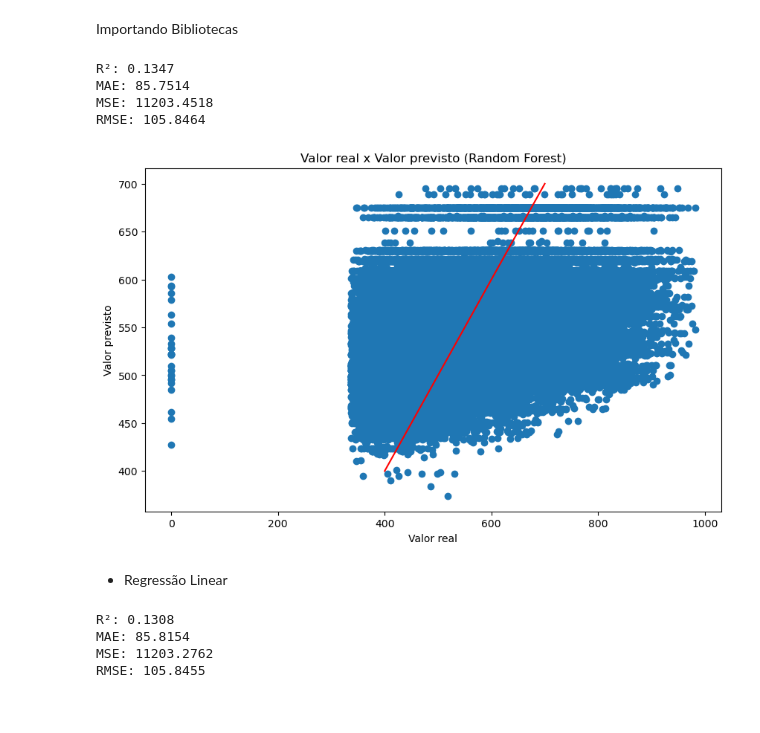
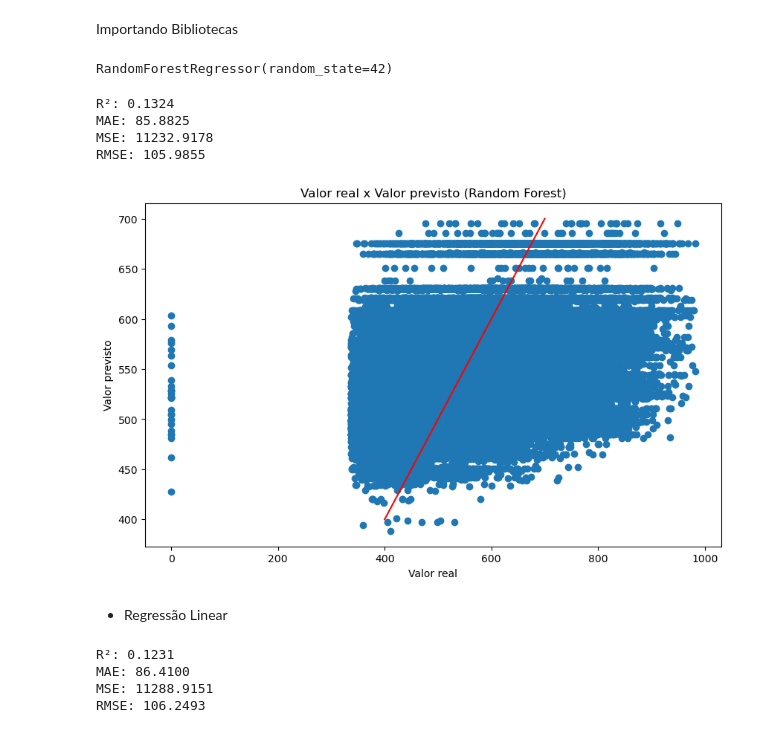
Before and after one commit to MateusMarinheiro18/Projeto-2-Ciencia-dos-Dados, a Jupyter notebook: principal.ipynb, the cells around one changed output. Drawn from its saved outputs; the diff is of its cells as text; code cells hidden in the pictures.

```diff
--- a/principal.ipynb
+++ b/principal.ipynb
@@ -381,12 +375,7 @@ Index(['NU_NOTA_MT', 'TP_FAIXA_ETARIA_18', 'TP_FAIXA_ETARIA_19',
 faixas_etarias_a_manter = ['NU_NOTA_MT', 'TP_FAIXA_ETARIA_18', 'TP_FAIXA_ETARIA_19',
        'TP_FAIXA_ETARIA_20', 'TP_FAIXA_ETARIA_21', 'TP_FAIXA_ETARIA_22',
        'TP_FAIXA_ETARIA_23', 'TP_FAIXA_ETARIA_24', 'TP_FAIXA_ETARIA_25',
-       'TP_FAIXA_ETARIA_26-30', 'TP_FAIXA_ETARIA_31-35',
-       'TP_FAIXA_ETARIA_36-40', 'TP_FAIXA_ETARIA_41-45',
-       'TP_FAIXA_ETARIA_46-50', 'TP_FAIXA_ETARIA_51-55',
-       'TP_FAIXA_ETARIA_56-60', 'TP_FAIXA_ETARIA_61-65',
-       'TP_FAIXA_ETARIA_66-70', 'TP_FAIXA_ETARIA_71-75',
-       'TP_FAIXA_ETARIA_70 >', 'TP_SEXO_Masculino', 'TP_COR_RACA_Branca',
+       'TP_FAIXA_ETARIA_26-30', 'TP_SEXO_Masculino', 'TP_COR_RACA_Branca',
        'TP_COR_RACA_Preta', 'TP_COR_RACA_Parda', 'TP_COR_RACA_Amarela',
        'TP_COR_RACA_Indígena', 'TP_ESCOLA_Pública', 'TP_ESCOLA_Privada',
        'IN_TREINEIRO_Não']
@@ -553,23 +579,25 @@ from sklearn.metrics import accuracy_score, mean_squared_error
 # %%
 # Separando as variáveis entre preditoras e variável resposta
 
-X = dummies_filtrado.drop('NU_NOTA_MT', axis=1)
-Y = dummies_filtrado['NU_NOTA_MT']
+X_RF = dummies_filtrado.drop('NU_NOTA_MT', axis=1)
+Y_RF = dummies_filtrado['NU_NOTA_MT']
 
 # Dividindo o dataset em treino e teste
-X_train, X_test, y_train, y_test = train_test_split(X, Y, test_size=0.2, random_state=42)
+X_RF_train, X_RF_test, y_RF_train, y_RF_test = train_test_split(X_RF, Y_RF, test_size=0.2, random_state=42)
 # %%
 # Criar um modelo de regressão linear
 reg = RandomForestRegressor(n_estimators=100, random_state=42)
-reg.fit(X_train, y_train)
+reg.fit(X_RF_train, y_RF_train)
+# %% [output]
+RandomForestRegressor(random_state=42)
 # %%
 # Fazer previsões em cima dos dados de teste
-y_pred = reg.predict(X_test)
+y_RF_pred = reg.predict(X_RF_test)
 # %%
 # Avaliando o modelo
-r2 = r2_score(y_test, y_pred)
-mae = mean_absolute_error(y_test, y_pred)
-mse = mean_squared_error(y_test, y_pred)
+r2 = r2_score(y_RF_test, y_RF_pred)
+mae = mean_absolute_error(y_RF_test, y_RF_pred)
+mse = mean_squared_error(y_RF_test, y_RF_pred)
 rmse = np.sqrt(mse)
 
 print(f'R²: {r2:.4f}')
@@ -577,25 +605,25 @@ print(f'MAE: {mae:.4f}')
 print(f'MSE: {mse:.4f}')
 print(f'RMSE: {rmse:.4f}')
 # %% [output]
-R²: 0.1347
-MAE: 85.7514
-MSE: 11203.4518
-RMSE: 105.8464
+R²: 0.1324
+MAE: 85.8825
+MSE: 11232.9178
+RMSE: 105.9855
 # %%
 # grafico de dispersão entre os valores reais e os valores previstos
 
 plt.figure(figsize=(10, 6))
-plt.scatter(y_test, y_pred)
+plt.scatter(y_RF_test, y_RF_pred)
 plt.xlabel('Valor real')
 plt.ylabel('Valor previsto')
 plt.title('Valor real x Valor previsto (Random Forest)')
 
 # adicionando a linha de tendência no gráfico
 
 plt.plot([400, 700], [400, 700], c='red')
 plt.show()
 # %% [output]
-[figure, old version]
+[figure, new version]
 # %% [markdown]
 - Regressão Linear
 # %%
@@ -605,26 +633,26 @@ from sklearn.metrics import mean_squared_error, r2_score
 import numpy as np
 
 # Separando as variáveis entre preditoras e variável alvo
-y = dados['NU_NOTA_MT']
-x = dados[['TP_FAIXA_ETARIA', 'TP_SEXO', 'TP_COR_RACA', 'TP_ESCOLA', 'IN_TREINEIRO']]
-x = pd.get_dummies(x)
+
+X_RL = dummies_filtrado.drop('NU_NOTA_MT', axis=1)
+Y_RL = dummies_filtrado['NU_NOTA_MT']
 
 # Criando os conjuntos de dados de treino e teste
-x_treino, x_teste, y_treino, y_teste = train_test_split(x, y, test_size=0.3)
+x_RL_treino, x_RL_teste, y_RL_treino, y_RL_teste = train_test_split(X_RL, Y_RL, test_size=0.3)
 
 # Cria o modelo
 modelo = LinearRegression()
 
 # Treina o modelo
-modelo.fit(x_treino, y_treino)
+modelo.fit(x_RL_treino, y_RL_treino)
 
 # Fazendo previsões
-y_pred = modelo.predict(x_teste)
+y_RL_pred = modelo.predict(x_RL_teste)
 
 # Avaliando o modelo
-r2 = r2_score(y_teste, y_pred)
-mae = mean_absolute_error(y_teste, y_pred)
-mse = mean_squared_error(y_teste, y_pred)
+r2 = r2_score(y_RL_teste, y_RL_pred)
+mae = mean_absolute_error(y_RL_teste, y_RL_pred)
+mse = mean_squared_error(y_RL_teste, y_RL_pred)
 rmse = np.sqrt(mse)
 
 print(f'R²: {r2:.4f}')
@@ -632,10 +660,10 @@ print(f'MAE: {mae:.4f}')
 print(f'MSE: {mse:.4f}')
 print(f'RMSE: {rmse:.4f}')
 # %% [output]
-R²: 0.1308
-MAE: 85.8154
-MSE: 11203.2762
-RMSE: 105.8455
+R²: 0.1231
+MAE: 86.4100
+MSE: 11288.9151
+RMSE: 106.2493
 # %%
 # grafico de dispersão entre os valores reais e os valores previstos
 
```
Also changed, not shown: parts of 17 cells of this notebook.
